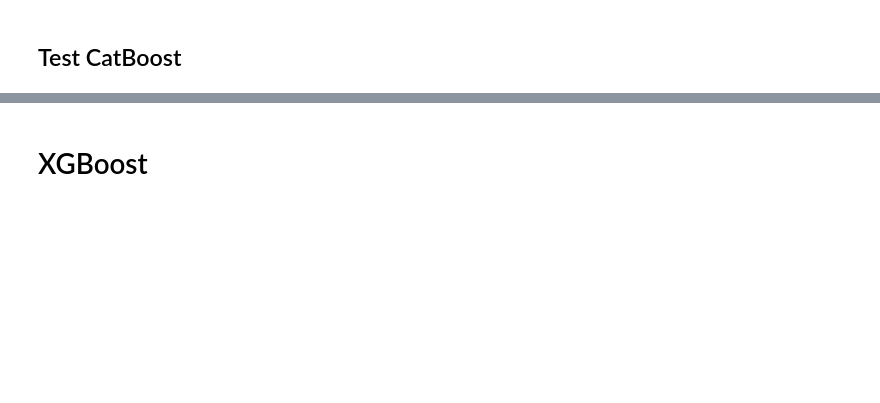
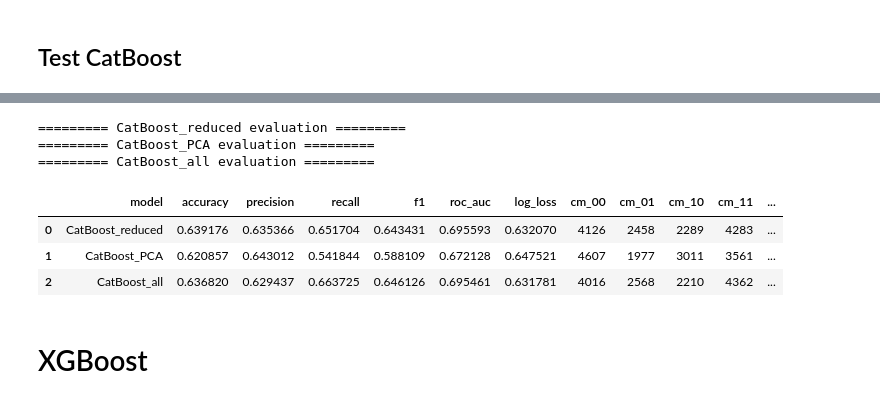
Before and after one commit to SirGenkii/NBA_Predictor, a Jupyter notebook: 07_feature_optimisations.ipynb, the cells around one changed output, grey strips where cells are left out. Saved outputs shown, nothing was run; the diff lists cells and outputs as text; code cells hidden in the pictures; blank space fills up the shorter version.

```diff
--- a/07_feature_optimisations.ipynb
+++ b/07_feature_optimisations.ipynb
@@ -290,2 +177,35 @@ Temps d'entraînement avec toutes les features : 0:00:31.581381
+# %%
+from catboost import CatBoostClassifier
+
+
+def run_catboost_eval(Xtr, ytr, Xte, yte, name):
+    start_time = datetime.now()
+    model = CatBoostClassifier(
+        iterations=200,
+        depth=6,
+        learning_rate=0.05,
+        random_seed=42,
+        verbose=0
+    )
+    _, _, metrics = evaluate_model(model, Xtr, ytr, Xte, yte, name=name)
+    metrics["train_time"] = (datetime.now() - start_time).total_seconds()
+    return metrics
+
+results_catboost = [
+    run_catboost_eval(X_reduced_corr_train, y_reduced_corr_train, X_reduced_corr_test, y_reduced_corr_test, "CatBoost_reduced"),
+    run_catboost_eval(X_train_pca, y_train_pca, X_test_pca, y_test_pca, "CatBoost_PCA"),
+    run_catboost_eval(X_train, y_train, X_test, y_test, "CatBoost_all"),
+]
+
+results_catboost_df = pd.concat(results_catboost, ignore_index=True)
+display(results_catboost_df)
+# %% [output]
+========= CatBoost_reduced evaluation =========
+========= CatBoost_PCA evaluation =========
+========= CatBoost_all evaluation =========
+|  | model | accuracy | precision | recall | f1 | roc_auc | log_loss | cm_00 | cm_01 | cm_10 | cm_11 | ... |
+| 0 | CatBoost_reduced | 0.639176 | 0.635366 | 0.651704 | 0.643431 | 0.695593 | 0.632070 | 4126 | 2458 | 2289 | 4283 | ... |
+| 1 | CatBoost_PCA | 0.620857 | 0.643012 | 0.541844 | 0.588109 | 0.672128 | 0.647521 | 4607 | 1977 | 3011 | 3561 | ... |
+| 2 | CatBoost_all | 0.636820 | 0.629437 | 0.663725 | 0.646126 | 0.695461 | 0.631781 | 4016 | 2568 | 2210 | 4362 | ... |
 # %% [markdown]
 # XGBoost
```
Also changed, not shown: parts of 18 cells of this notebook, 25 other files.
